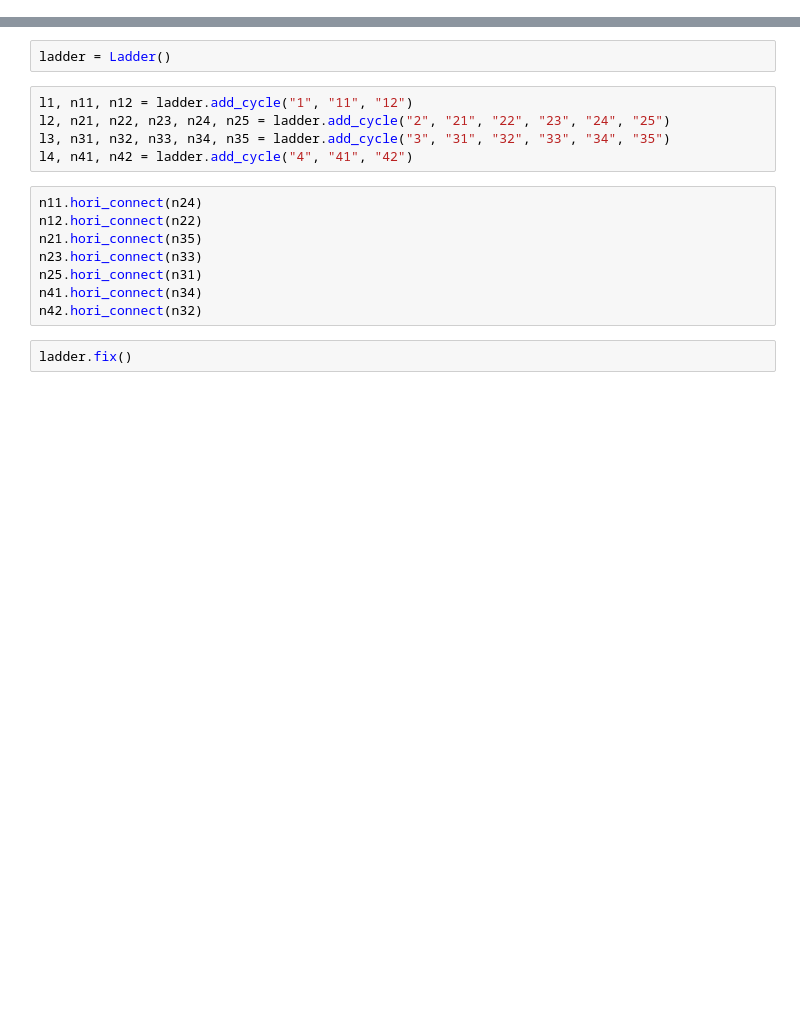
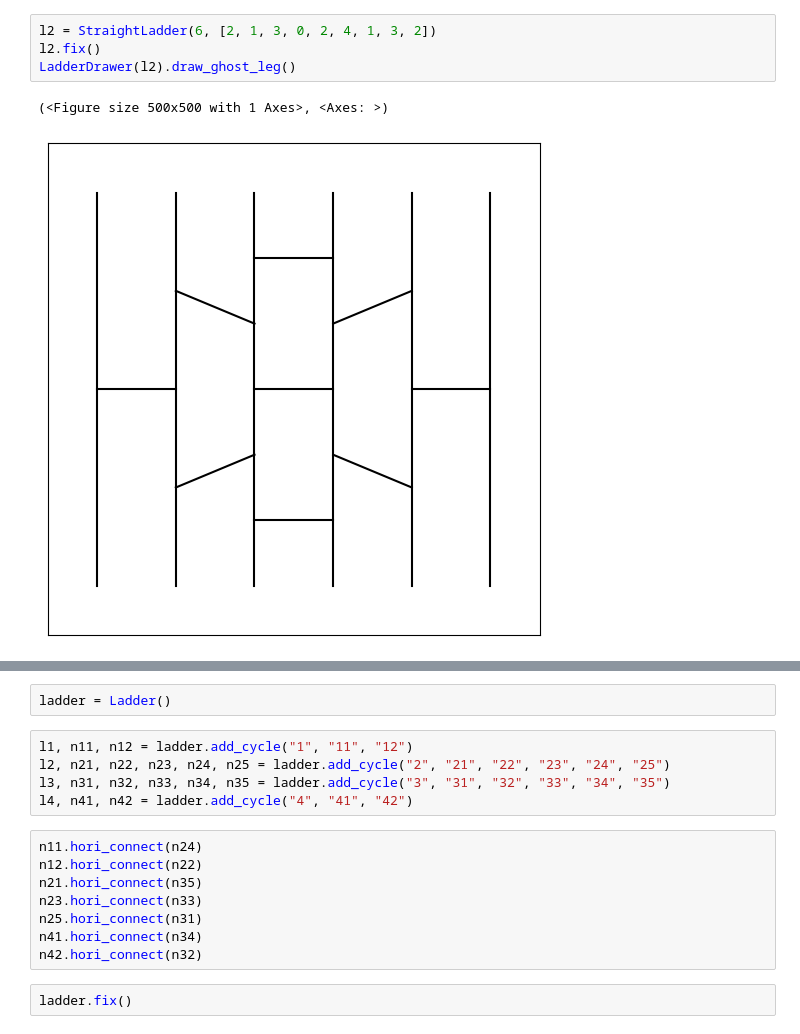
Before and after one commit to float-me/ladder_dynamism, a Jupyter notebook: example.ipynb, the cells around one changed output, grey strips where cells are left out. Drawn from its saved outputs; the diff is of its cells as text; blank space fills up the shorter version.

```diff
--- a/example.ipynb
+++ b/example.ipynb
@@ -3,0 +19,7 @@ from draw_matplotlib import LadderDrawer
+# %%
+l2 = StraightLadder(6, [2, 1, 3, 0, 2, 4, 1, 3, 2])
+l2.fix()
+LadderDrawer(l2).draw_ghost_leg()
+# %% [output]
+(<Figure size 500x500 with 1 Axes>, <Axes: >)
+[figure, added]
```
Also changed, not shown: parts of 27 cells of this notebook, 6 other files.
